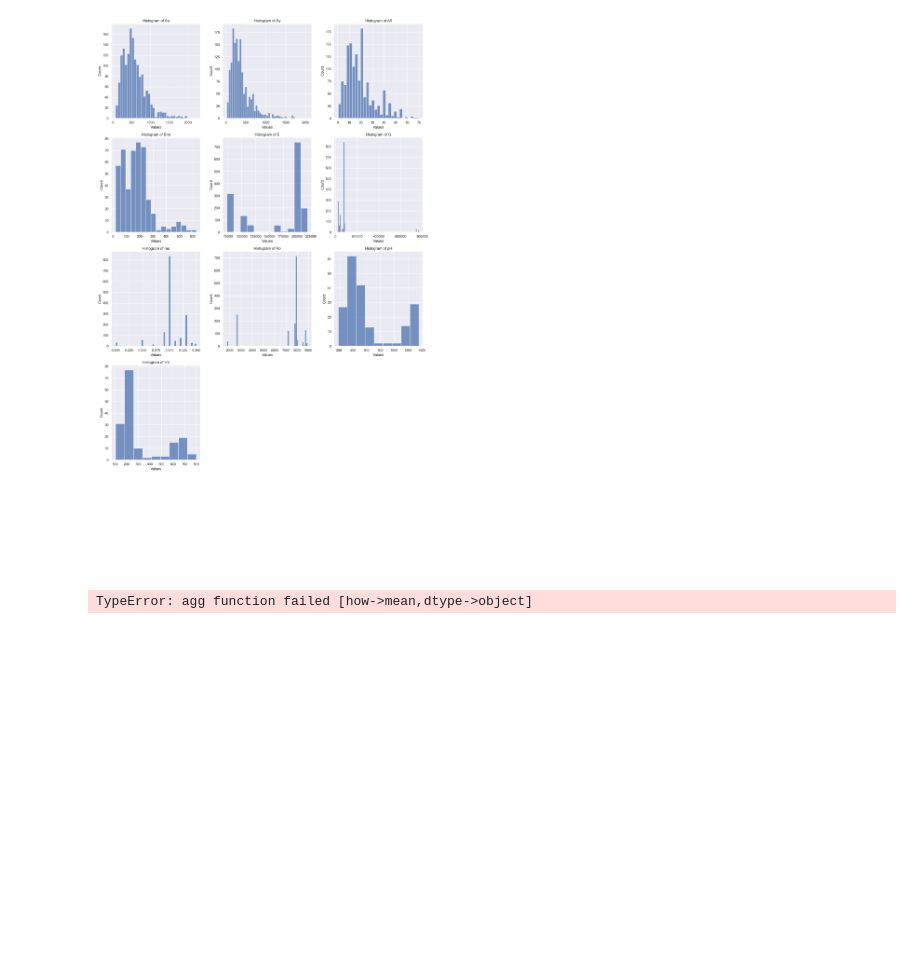
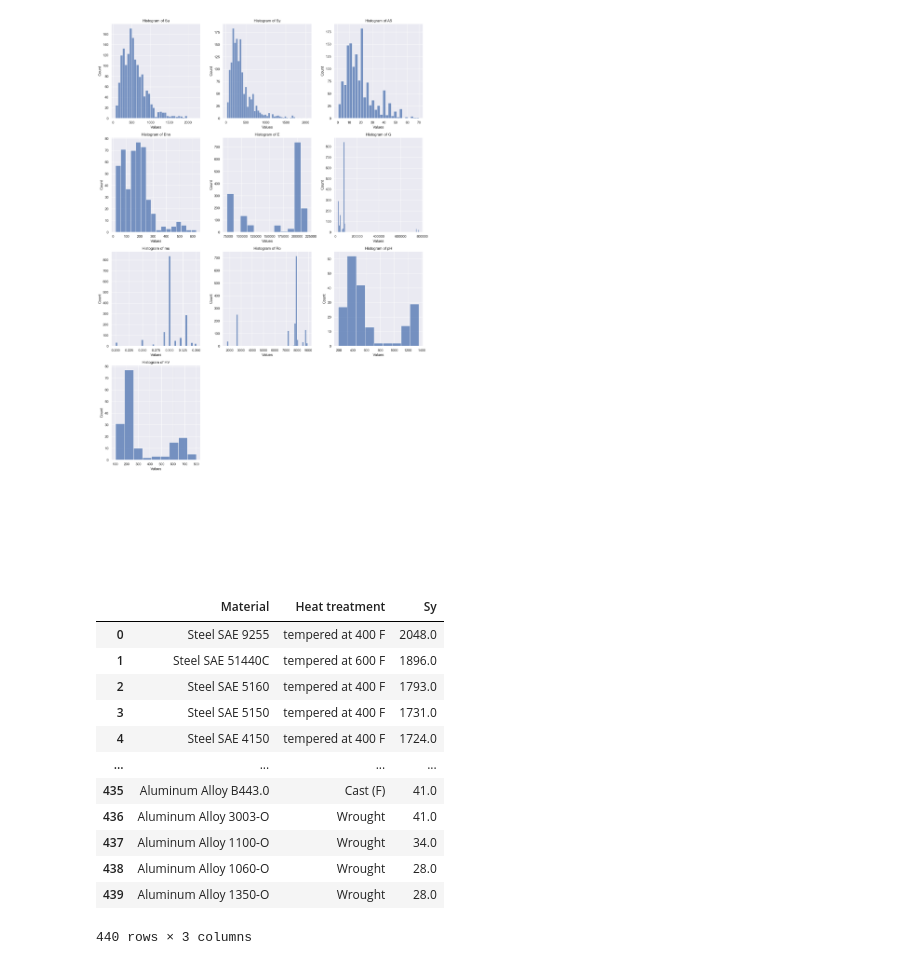
Before and after one commit to GALLP900/CodAcG_Github, a Jupyter notebook: Python_Projects/Materials Mechanical/MechanicalProperties.ipynb, the cells around one changed output. Saved outputs shown, nothing was run; the diff lists cells and outputs as text; code cells hidden in the pictures; blank space fills up the shorter version.

```diff
--- a/Python_Projects/Materials Mechanical/MechanicalProperties.ipynb
+++ b/Python_Projects/Materials Mechanical/MechanicalProperties.ipynb
@@ -200,8 +200,20 @@ def material_names(df,standard):
 
     return status
 # %%
-df_ansi = material_names(df,"ANSI")
+df_ansi = material_names(df_clean,"ANSI")
 df_ansi
 # %% [output]
+|  | Material | Heat treatment | Sy |
+| 0 | Steel SAE 9255 | tempered at 400 F | 2048.0 |
+| 1 | Steel SAE 51440C | tempered at 600 F | 1896.0 |
+| 2 | Steel SAE 5160 | tempered at 400 F | 1793.0 |
+| 3 | Steel SAE 5150 | tempered at 400 F | 1731.0 |
+| 4 | Steel SAE 4150 | tempered at 400 F | 1724.0 |
+| ... | ... | ... | ... |
+| 435 | Aluminum Alloy B443.0 | Cast (F) | 41.0 |
+| 436 | Aluminum Alloy 3003-O | Wrought | 41.0 |
+| 437 | Aluminum Alloy 1100-O | Wrought | 34.0 |
+| 438 | Aluminum Alloy 1060-O | Wrought | 28.0 |
+| 439 | Aluminum Alloy 1350-O | Wrought | 28.0 |
-TypeError: agg function failed [how->mean,dtype->object]
+440 rows × 3 columns
 # %%
```
Also changed, not shown: parts of 6 cells of this notebook.
